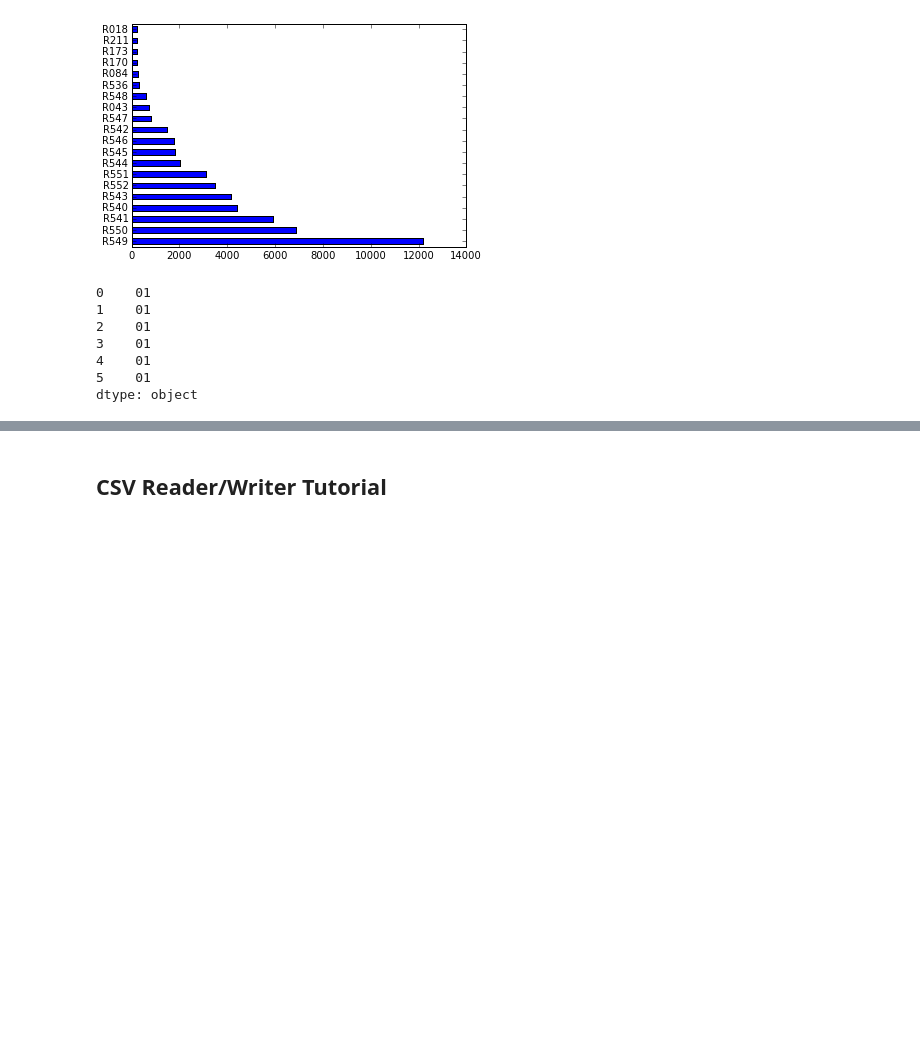
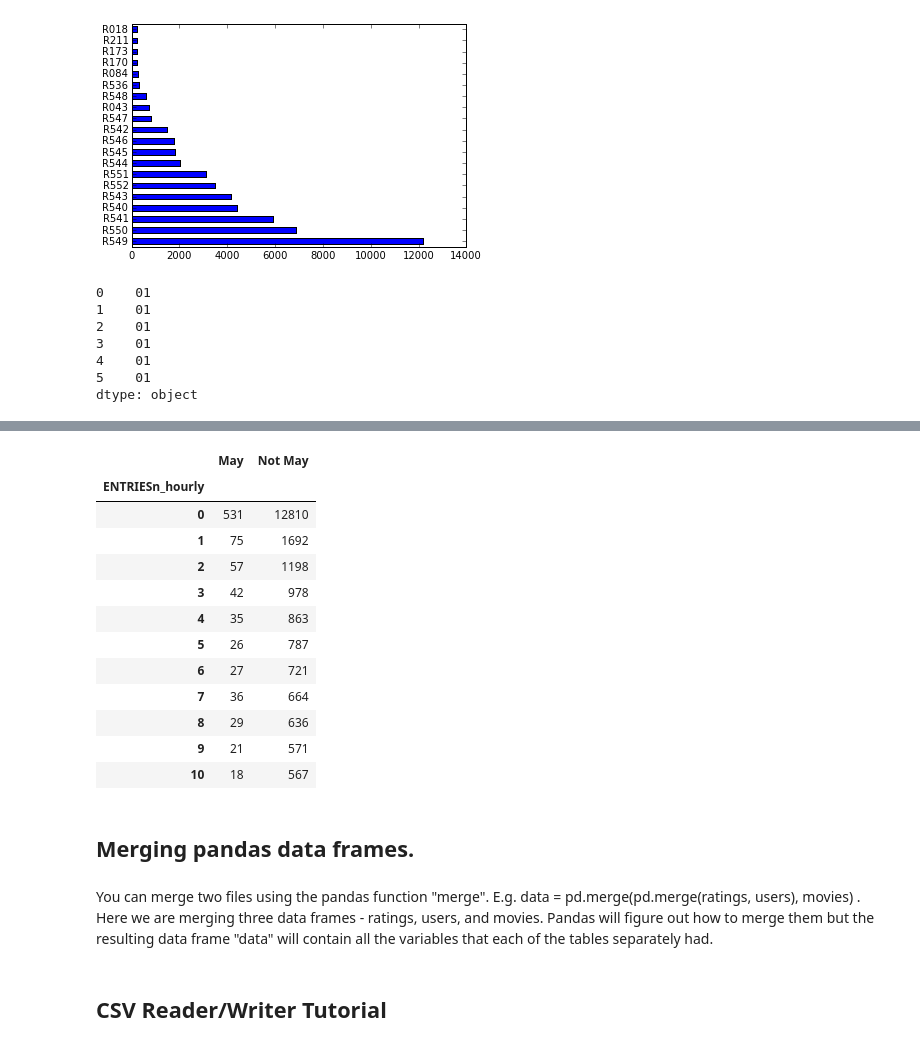
Before and after one commit to curiouspal/python-lessons, a Jupyter notebook: test2-pal.ipynb, the cells around one changed output, grey strips where cells are left out. Cells and saved outputs as stored; diff of their text form; code cells hidden in the pictures; blank space fills up the shorter version.

```diff
--- a/test2-pal.ipynb
+++ b/test2-pal.ipynb
@@ -257,0 +281,3 @@ dtype: object
+# %%
+x = np.where(frame['DATEn'].str.contains('11-05-15'), 'May', 'Not May')
+x
@@ -257,0 +331,19 @@ dtype: object
+# %%
+y = frame.groupby(['ENTRIESn_hourly', x])
+y
+agg_counts = y.size().unstack().fillna(0)
+agg_counts[:10]
+# %% [output]
+|  | May | Not May |
+| ENTRIESn_hourly |  |  |
+| 0 | 531 | 12810 |
+| 1 | 75 | 1692 |
+| 2 | 57 | 1198 |
+| 3 | 42 | 978 |
+| 4 | 35 | 863 |
+| 5 | 26 | 787 |
+| 6 | 27 | 721 |
+| 7 | 36 | 664 |
+| 8 | 29 | 636 |
+| 9 | 21 | 571 |
+| 10 | 18 | 567 |
@@ -258,3 +353,8 @@ dtype: object
+# %% [markdown]
+## Merging pandas data frames.
+# %% [markdown]
+You can merge two files using the pandas function "merge". E.g. data = pd.merge(pd.merge(ratings, users), movies) .
+Here we are merging three data frames - ratings, users, and movies. Pandas will figure out how to merge them but the resulting data frame "data" will contain all the variables that each of the tables separately had.
 # %% [markdown]
 ## CSV Reader/Writer Tutorial
 # %%
```
Also changed, not shown: parts of 14 cells of this notebook.
